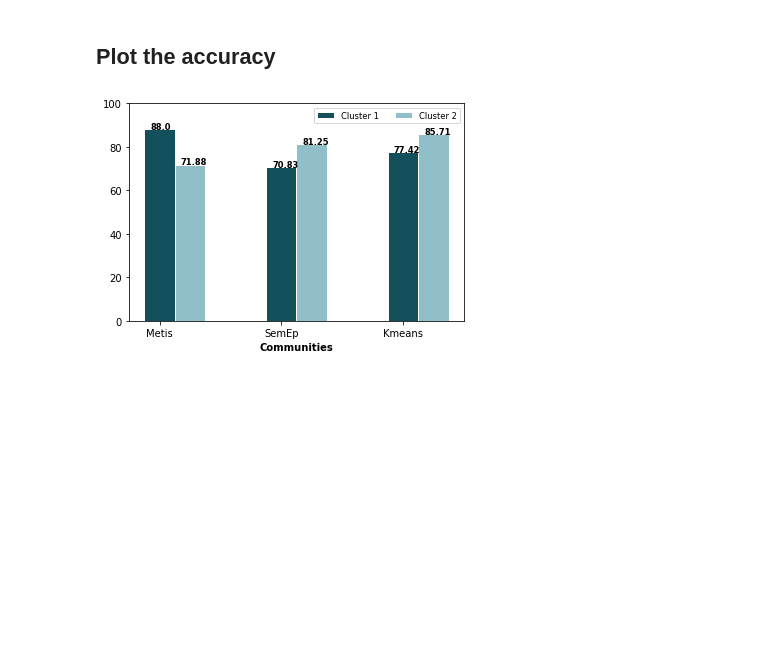
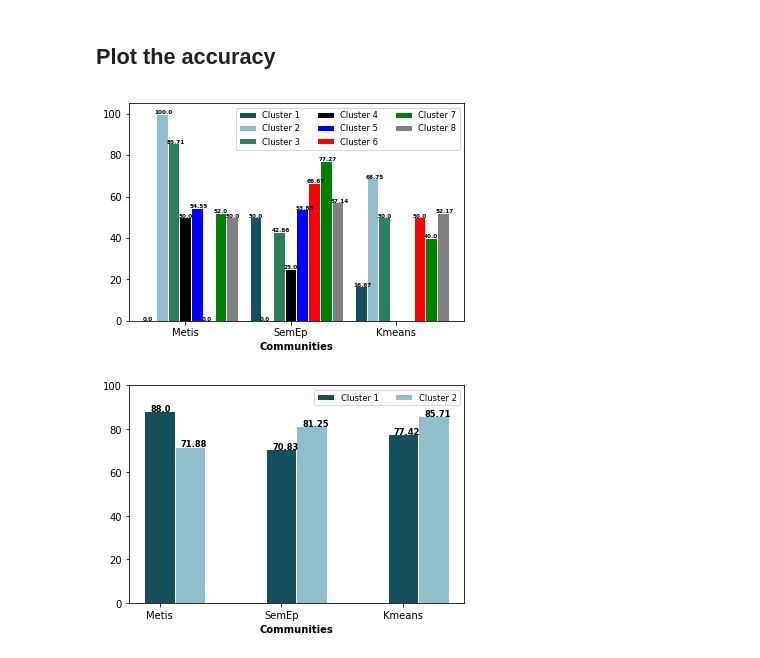
Before and after one commit to i40-Tools/I40KG-Embeddings, a Jupyter notebook: Community-Analysis_hasClassification.ipynb, the cells around one changed output. Saved outputs shown, nothing was run; the diff lists cells and outputs as text; code cells hidden in the pictures; blank space fills up the shorter version.

```diff
--- a/Community-Analysis_hasClassification.ipynb
+++ b/Community-Analysis_hasClassification.ipynb
@@ -170,5 +184,80 @@ round(100*(intersected_cls.shape[0]/classification_test_set.shape[0]),2)
 # %% [markdown]
 ## Plot the accuracy
+# %%
+# libraries
+import numpy as np
+import matplotlib.pyplot as plt
+
+# set width of bar
+barWidth = 0.1
+
+# set height of bar (TransH_th85)
+bars1 = [0.0, 50.00, 16.67]
+bars2 = [100.0, 0.0, 68.75]
+bars3 = [85.71, 42.86, 50.0]
+bars4 = [50.0, 25.0, 0]
+bars5 = [54.55, 53.85, 0]
+bars6 = [0.0, 66.67, 50.0]
+bars7 = [52.0, 77.27, 40.0]
+bars8 = [50.0, 57.14, 52.17]
+
+# Set position of bar on X axis
+#r1 = np.arange(len(bars1))
+#r1 = [0,0.4,0.8]
+r1 = [0,0.9,1.8]
+r2 = [x + barWidth for x in r1]
+r3 = [x + barWidth for x in r2]
+r4 = [x + barWidth for x in r3]
+r5 = [x + barWidth for x in r4]
+r6 = [x + barWidth for x in r5]
+r7 = [x + barWidth for x in r6]
+r8 = [x + barWidth for x in r7]
+
+# Make the plot
+plt.bar(r1, bars1, color='#13505b', width=barWidth, edgecolor='white', label='Cluster 1')
+plt.bar(r2, bars2, color='#90bfc9', width=barWidth, edgecolor='white', label='Cluster 2')
+plt.bar(r3, bars3, color='#2d7f5e', width=barWidth, edgecolor='white', label='Cluster 3')
+plt.bar(r4, bars4, color='black', width=barWidth, edgecolor='white', label='Cluster 4')
+plt.bar(r5, bars5, color='blue', width=barWidth, edgecolor='white', label='Cluster 5')
+plt.bar(r6, bars6, color='red', width=barWidth, edgecolor='white', label='Cluster 6')
+plt.bar(r7, bars7, color='green', width=barWidth, edgecolor='white', label='Cluster 7')
+plt.bar(r8, bars8, color='gray', width=barWidth, edgecolor='white', label='Cluster 8')
+
+# Add xticks on the middle of the group bars
+plt.xlabel('Communities', fontweight='bold')
+plt.ylim(0,105)
+plt.xticks([0.3,1.2,2.1], ['Metis', 'SemEp', 'Kmeans'])
+#plt.title('Accuracy of related standards in each cluster')
+
+for i, v in enumerate(bars1):
+    plt.text(r1[i]-0.06, v+0.01, str(v), color='black', fontweight='bold', fontsize='xx-small')
+for i, v in enumerate(bars2):
+    plt.text(r2[i]-0.06, v+0.01, str(v), color='black', fontweight='bold', fontsize='xx-small')
+for i, v in enumerate(bars3):
+    plt.text(r3[i]-0.06, v+0.01, str(v), color='black', fontweight='bold', fontsize='xx-small')
+for i, v in enumerate(bars4):
+    if v!=0:
+        plt.text(r4[i]-0.06, v+0.01, str(v), color='black', fontweight='bold', fontsize='xx-small')
+for i, v in enumerate(bars5):
+    if v!=0:
+        plt.text(r5[i]-0.06, v+0.01, str(v), color='black', fontweight='bold', fontsize='xx-small')
+for i, v in enumerate(bars6):
+    plt.text(r6[i]-0.06, v+0.01, str(v), color='black', fontweight='bold', fontsize='xx-small')
+for i, v in enumerate(bars7):
+    plt.text(r7[i]-0.06, v+0.01, str(v), color='black', fontweight='bold', fontsize='xx-small')
+for i, v in enumerate(bars8):
+    plt.text(r8[i]-0.06, v+0.01, str(v), color='black', fontweight='bold', fontsize='xx-small')
+
+#plt.ylabel('Number of link prediction')
+# Create legend & Show graphic
+legend = plt.legend(loc='upper right', shadow=False, fontsize='small', ncol=3)
+
+
+plt.savefig(output+"Accuracy_Communities_with_test_set_hasClassification_(TransH_th85).pdf",
+            format='pdf', bbox_inches = 'tight')
+plt.show()
+# %% [output]
+[figure, added]
 # %%
 # libraries
 import numpy as np
```
Also changed, not shown: parts of 9 cells of this notebook, 1 other file.
